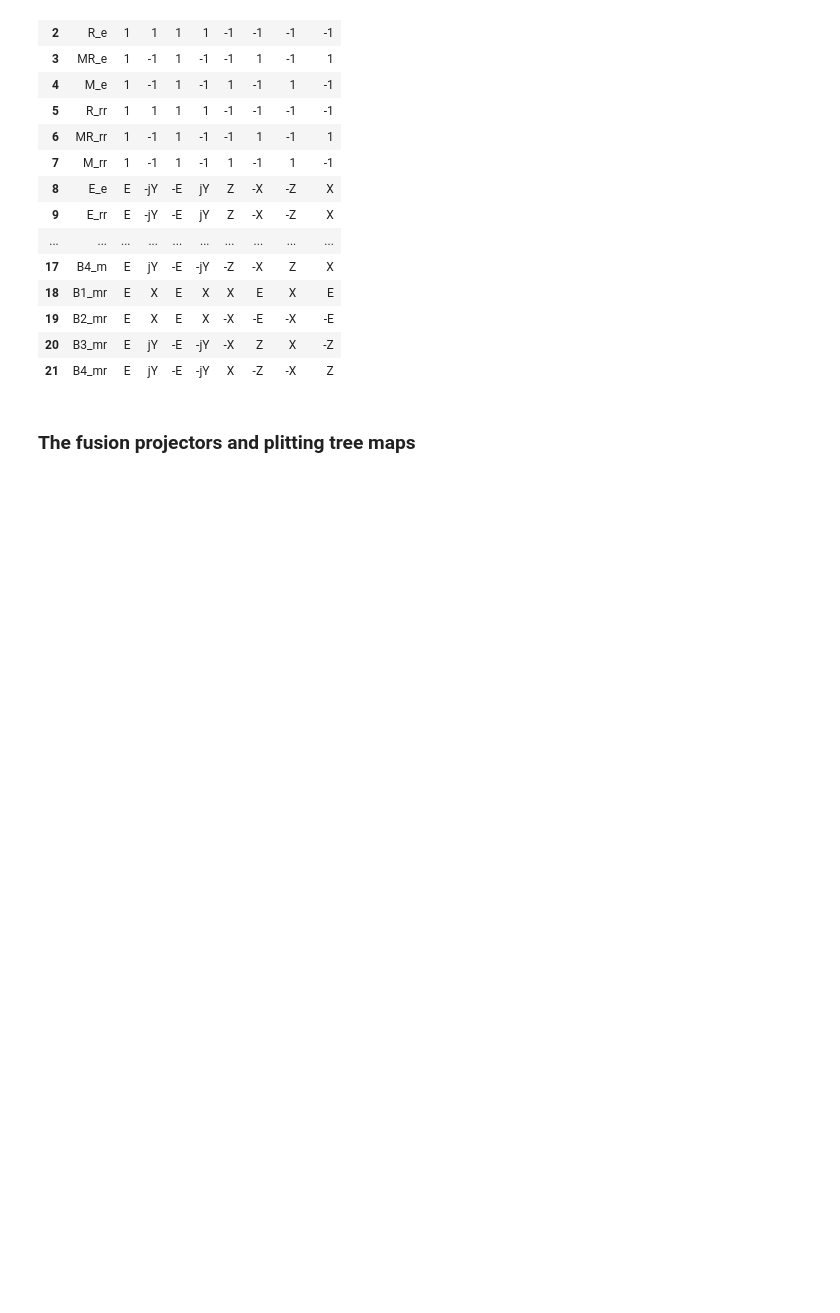
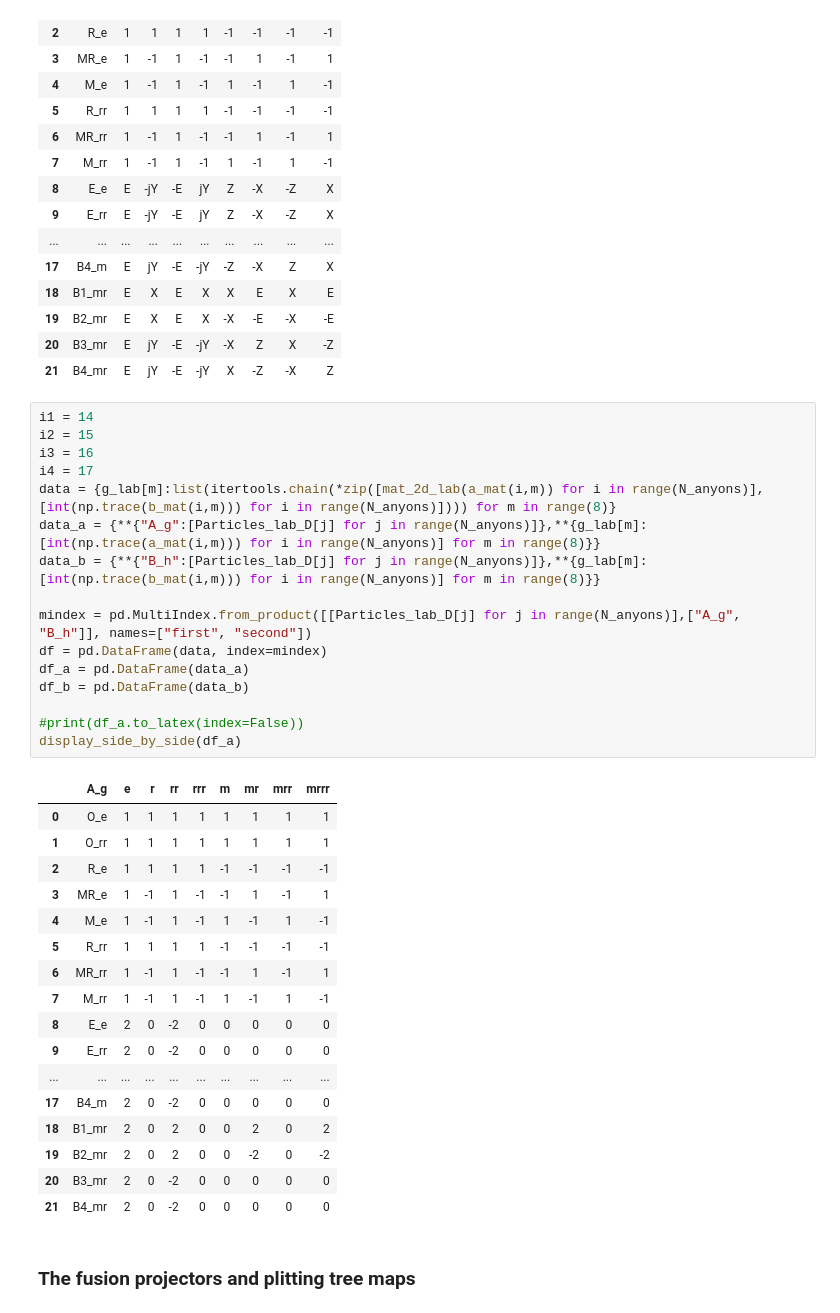
Before and after one commit to DaanTimmers/kitaevsim, a Jupyter notebook: Quantum double/q_double_D4.ipynb, the cells around one changed output. Saved outputs shown, nothing was run; the diff lists cells and outputs as text; blank space fills up the shorter version.

Commit message:
More on data analysis

```diff
--- a/Quantum double/q_double_D4.ipynb
+++ b/Quantum double/q_double_D4.ipynb
@@ -502,6 +502,40 @@ display_side_by_side(df_a)
 | 19 | B2_mr | E | X | E | X | -X | -E | -X | -E |
 | 20 | B3_mr | E | jY | -E | -jY | -X | Z | X | -Z |
 | 21 | B4_mr | E | jY | -E | -jY | X | -Z | -X | Z |
+# %%
+i1 = 14
+i2 = 15
+i3 = 16
+i4 = 17
+data = {g_lab[m]:list(itertools.chain(*zip([mat_2d_lab(a_mat(i,m)) for i in range(N_anyons)],[int(np.trace(b_mat(i,m))) for i in range(N_anyons)]))) for m in range(8)}
+data_a = {**{"A_g":[Particles_lab_D[j] for j in range(N_anyons)]},**{g_lab[m]:[int(np.trace(a_mat(i,m))) for i in range(N_anyons)] for m in range(8)}}
+data_b = {**{"B_h":[Particles_lab_D[j] for j in range(N_anyons)]},**{g_lab[m]:[int(np.trace(b_mat(i,m))) for i in range(N_anyons)] for m in range(8)}}
+
+mindex = pd.MultiIndex.from_product([[Particles_lab_D[j] for j in range(N_anyons)],["A_g", "B_h"]], names=["first", "second"])
+df = pd.DataFrame(data, index=mindex)
+df_a = pd.DataFrame(data_a)
+df_b = pd.DataFrame(data_b)
+
+#print(df_a.to_latex(index=False))
+display_side_by_side(df_a)
+# %% [output]
+|  | A_g | e | r | rr | rrr | m | mr | mrr | mrrr |
+| 0 | O_e | 1 | 1 | 1 | 1 | 1 | 1 | 1 | 1 |
+| 1 | O_rr | 1 | 1 | 1 | 1 | 1 | 1 | 1 | 1 |
+| 2 | R_e | 1 | 1 | 1 | 1 | -1 | -1 | -1 | -1 |
+| 3 | MR_e | 1 | -1 | 1 | -1 | -1 | 1 | -1 | 1 |
+| 4 | M_e | 1 | -1 | 1 | -1 | 1 | -1 | 1 | -1 |
+| 5 | R_rr | 1 | 1 | 1 | 1 | -1 | -1 | -1 | -1 |
+| 6 | MR_rr | 1 | -1 | 1 | -1 | -1 | 1 | -1 | 1 |
+| 7 | M_rr | 1 | -1 | 1 | -1 | 1 | -1 | 1 | -1 |
+| 8 | E_e | 2 | 0 | -2 | 0 | 0 | 0 | 0 | 0 |
+| 9 | E_rr | 2 | 0 | -2 | 0 | 0 | 0 | 0 | 0 |
+| ... | ... | ... | ... | ... | ... | ... | ... | ... | ... |
+| 17 | B4_m | 2 | 0 | -2 | 0 | 0 | 0 | 0 | 0 |
+| 18 | B1_mr | 2 | 0 | 2 | 0 | 0 | 2 | 0 | 2 |
+| 19 | B2_mr | 2 | 0 | 2 | 0 | 0 | -2 | 0 | -2 |
+| 20 | B3_mr | 2 | 0 | -2 | 0 | 0 | 0 | 0 | 0 |
+| 21 | B4_mr | 2 | 0 | -2 | 0 | 0 | 0 | 0 | 0 |
 # %% [markdown]
 ### The fusion projectors and plitting tree maps
 # %%
```
Also changed, not shown: 1 other file.
